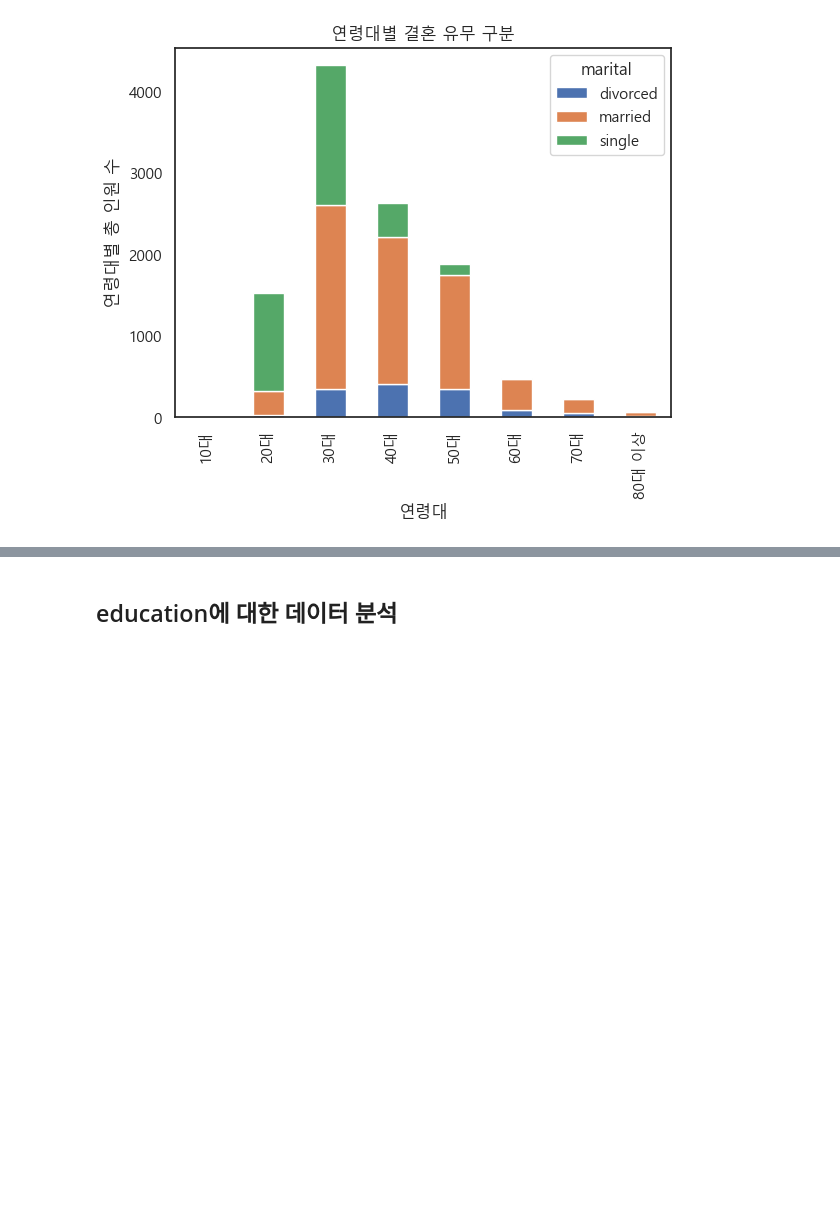
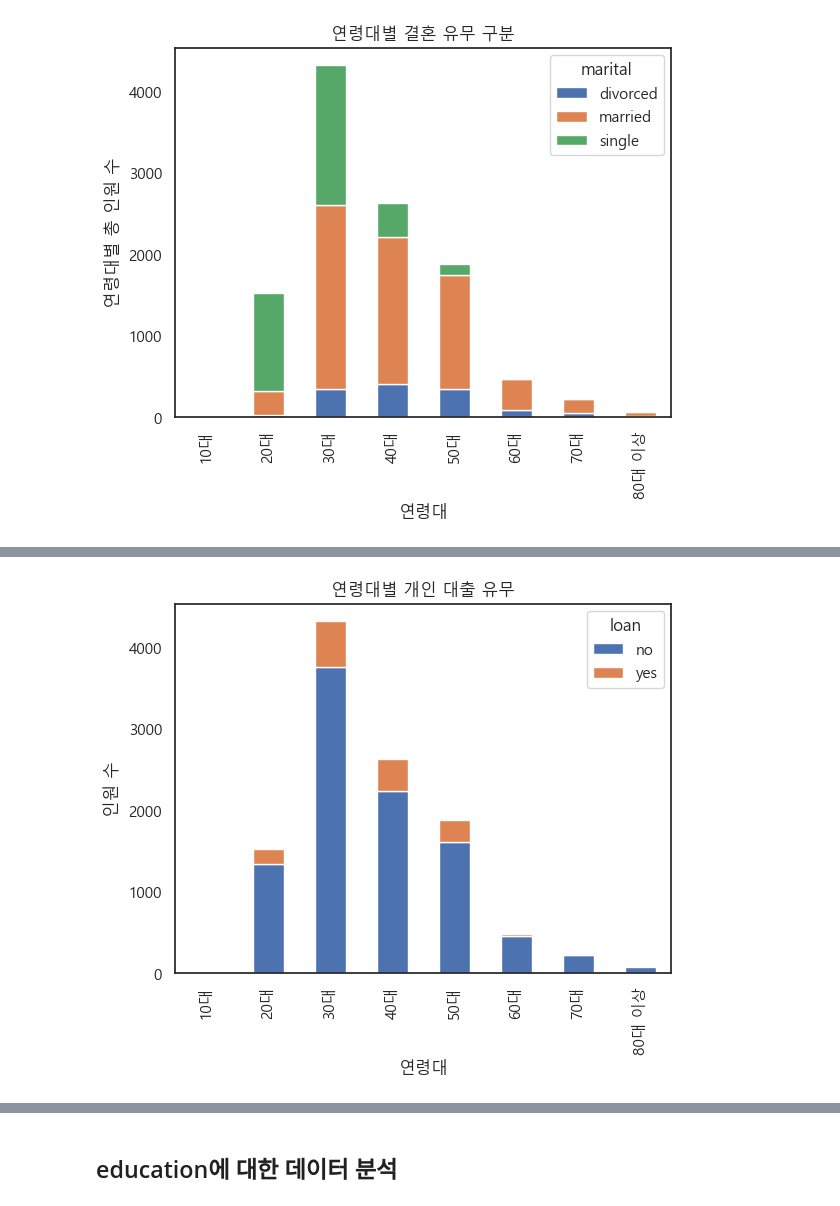
Before and after one commit to HuiseongK/Bank, a Jupyter notebook: bank..ipynb, the cells around one changed output, grey strips where cells are left out. Cells and saved outputs as stored; diff of their text form; code cells hidden in the pictures; blank space fills up the shorter version.

```diff
--- a/bank..ipynb
+++ b/bank..ipynb
@@ -499,0 +506,3 @@ Text(0.5, 1.0, '연령대별 결혼 유무 구분')
+# %%
+age_loan_contingency_table = pd.crosstab(df['AgeGroup'], df['loan'])
+age_loan_contingency_table
@@ -499,0 +574,9 @@ Text(0.5, 1.0, '연령대별 결혼 유무 구분')
+# %%
+age_loan_contingency_table.plot(kind = 'bar',stacked=True)
+
+plt.title('연령대별 개인 대출 유무')
+plt.xlabel('연령대')
+plt.ylabel('인원 수')
+plt.show()
+# %% [output]
+[figure, added]
```
Also changed, not shown: parts of 21 cells of this notebook.
